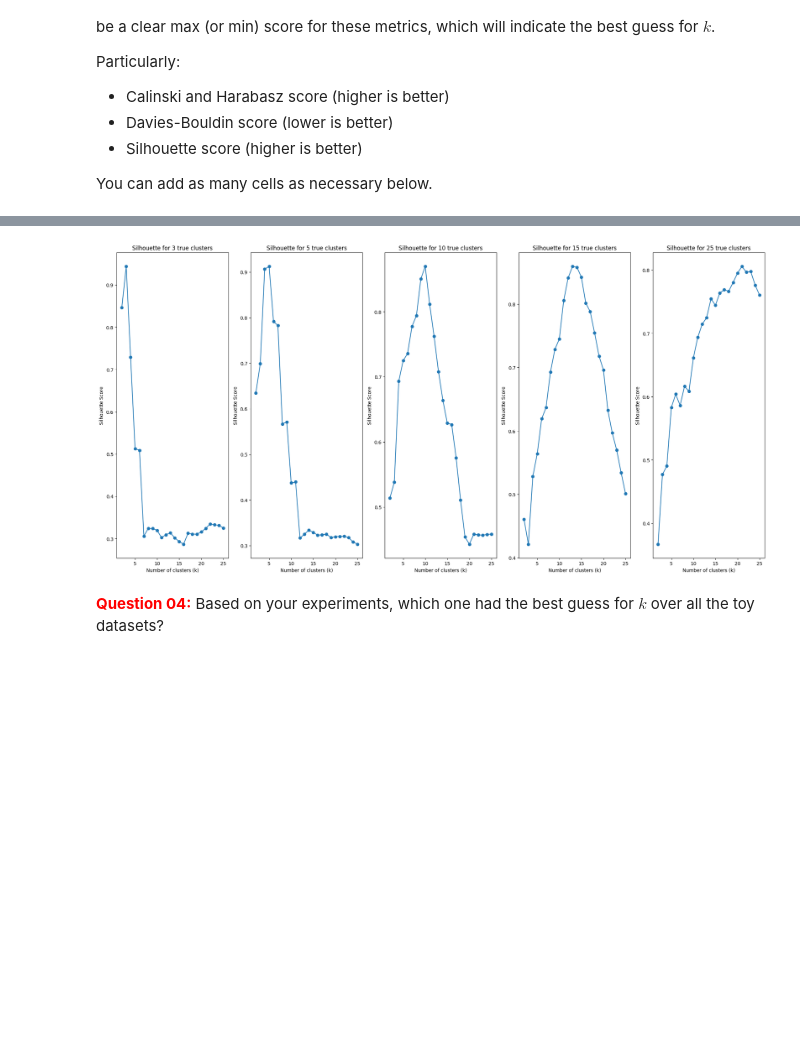
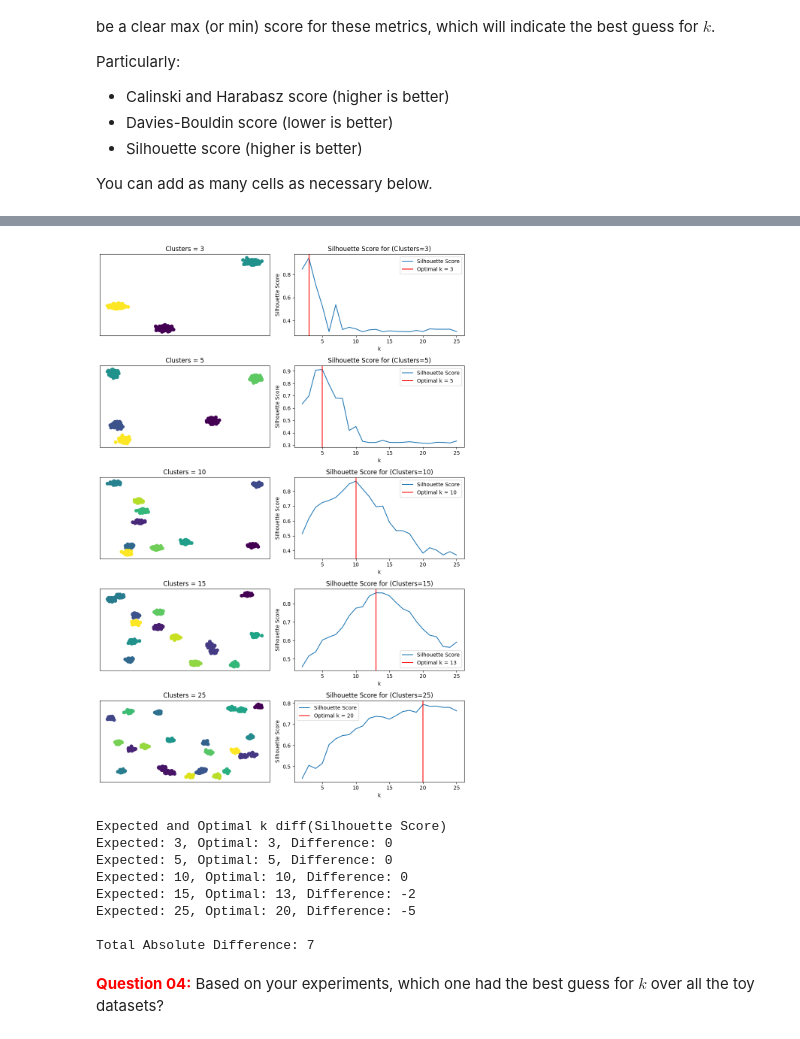
Before and after one commit to ningerdinger/KTAI1, a Jupyter notebook: Keytopics/Assignment1/1.3 - Machine Learning/1.3 - Machine Learning.ipynb, the cells around one changed output, grey strips where cells are left out. Cells and saved outputs as stored; diff of their text form; code cells hidden in the pictures; blank space fills up the shorter version.

```diff
--- a/Keytopics/Assignment1/1.3 - Machine Learning/1.3 - Machine Learning.ipynb
+++ b/Keytopics/Assignment1/1.3 - Machine Learning/1.3 - Machine Learning.ipynb
@@ -966,37 +982,15 @@ plt.show()
 # %%
-from sklearn.cluster import KMeans
-from sklearn.metrics import silhouette_score
-from sklearn.datasets import make_blobs
-import matplotlib.pyplot as plt
-import numpy as np
-
-n_clusters = [3, 5, 10, 15, 25]
-k_values = list(range(2, 26))
-dummy_data = {}
-
-np.random.seed(1)
-for n_cluster in n_clusters:
-    X, y = make_blobs(n_samples=1000, centers=n_cluster, n_features=2, cluster_std=1, center_box=(-50, 50))
-    dummy_data[n_cluster] = {"X": X, "y": y}
-
-plt.figure(figsize=(20, 10))
-for i, n_cluster in enumerate(n_clusters):
-    silhouette_scores = []
-    for k in k_values:
-        kmeans = KMeans(n_clusters=k, random_state=1)
-        labels = kmeans.fit_predict(dummy_data[n_cluster]["X"])
-        silhouette_scores.append(silhouette_score(dummy_data[n_cluster]["X"], labels))
-
-    plt.subplot(1, len(n_clusters), i+1)
-    plt.plot(k_values, silhouette_scores, '-o')
-    plt.xlabel('Number of clusters (k)')
-    plt.ylabel('Silhouette Score')
-    plt.title(f'Silhouette for {n_cluster} true clusters')
-
-plt.tight_layout()
-plt.show()
+evaluate_models(metrics.silhouette_score, "Silhouette Score", np.argmax)
 # %% [output]
-[figure, old version]
+[figure, new version]
+Expected and Optimal k diff(Silhouette Score)
+Expected: 3, Optimal: 3, Difference: 0
+Expected: 5, Optimal: 5, Difference: 0
+Expected: 10, Optimal: 10, Difference: 0
+Expected: 15, Optimal: 13, Difference: -2
+Expected: 25, Optimal: 20, Difference: -5
+
+Total Absolute Difference: 7
 # %% [markdown]
 <span style='color:red'>**Question 04:**</span> Based on your experiments, which one had the best guess for $k$ over all the toy datasets?
 # %% [markdown]
```
Also changed, not shown: parts of 7 cells of this notebook, 2 other files.
